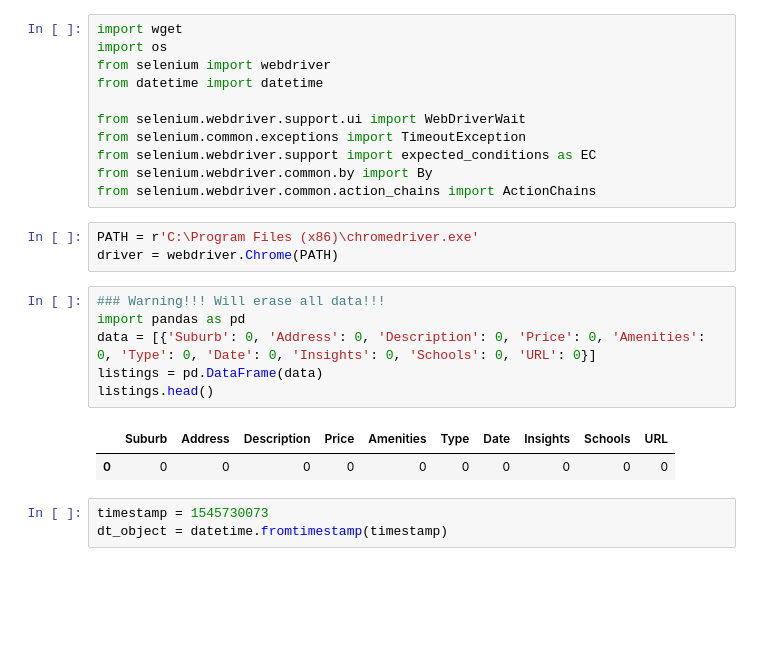
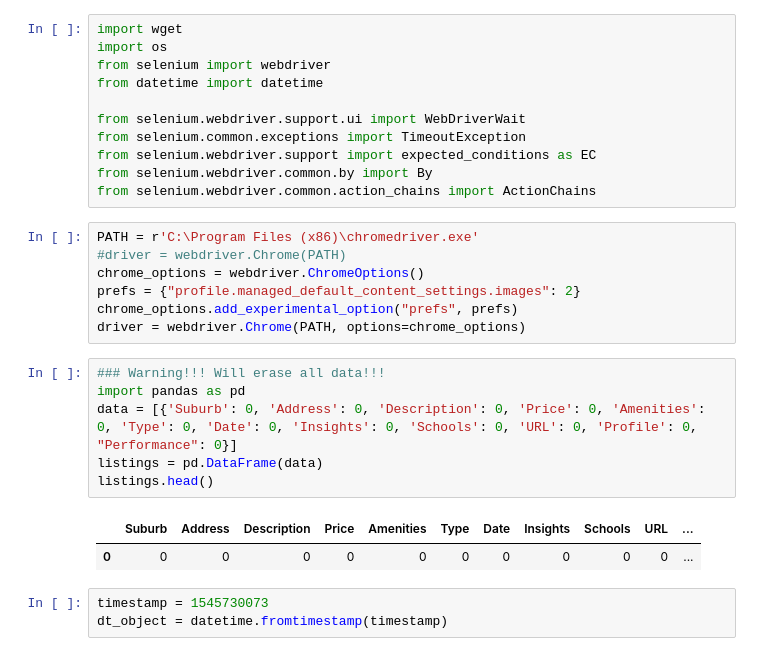
Before and after one commit to AvinFdo/Projects, a Jupyter notebook: Domain Site Scrapper.ipynb, the cells around one changed output. Drawn from its saved outputs; the diff is of its cells as text; blank space fills up the shorter version.

```diff
--- a/Domain Site Scrapper.ipynb
+++ b/Domain Site Scrapper.ipynb
@@ -11,16 +11,20 @@ from selenium.webdriver.common.by import By
 from selenium.webdriver.common.action_chains import ActionChains
 # %%
 PATH = r'C:\Program Files (x86)\chromedriver.exe'
-driver = webdriver.Chrome(PATH)
+#driver = webdriver.Chrome(PATH)
+chrome_options = webdriver.ChromeOptions()
+prefs = {"profile.managed_default_content_settings.images": 2}
+chrome_options.add_experimental_option("prefs", prefs)
+driver = webdriver.Chrome(PATH, options=chrome_options)
 # %%
 ### Warning!!! Will erase all data!!!
 import pandas as pd
-data = [{'Suburb': 0, 'Address': 0, 'Description': 0, 'Price': 0, 'Amenities': 0, 'Type': 0, 'Date': 0, 'Insights': 0, 'Schools': 0, 'URL': 0}]
+data = [{'Suburb': 0, 'Address': 0, 'Description': 0, 'Price': 0, 'Amenities': 0, 'Type': 0, 'Date': 0, 'Insights': 0, 'Schools': 0, 'URL': 0, 'Profile': 0, "Performance": 0}]
 listings = pd.DataFrame(data)
 listings.head()
 # %% [output]
-|  | Suburb | Address | Description | Price | Amenities | Type | Date | Insights | Schools | URL |
-| 0 | 0 | 0 | 0 | 0 | 0 | 0 | 0 | 0 | 0 | 0 |
+|  | Suburb | Address | Description | Price | Amenities | Type | Date | Insights | Schools | URL | ... |
+| 0 | 0 | 0 | 0 | 0 | 0 | 0 | 0 | 0 | 0 | 0 | ... |
 # %%
 timestamp = 1545730073
 dt_object = datetime.fromtimestamp(timestamp)
```
Also changed, not shown: parts of 10 cells of this notebook, 1 other file.
